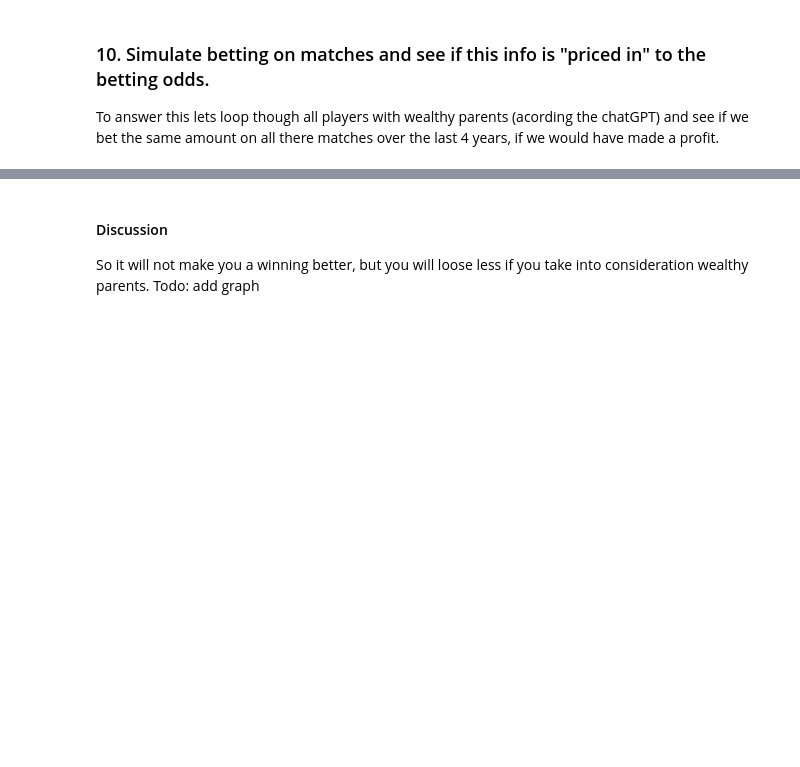
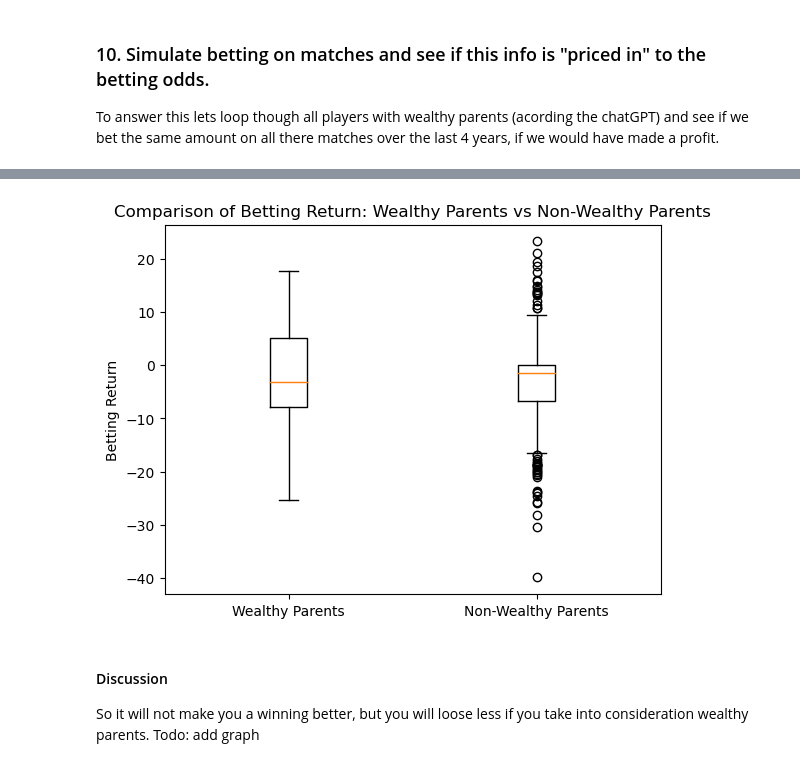
Before and after one commit to mmmcustard/analytics158739, a Jupyter notebook: 158739Assignment4.ipynb, the cells around one changed output, grey strips where cells are left out. Saved outputs shown, nothing was run; the diff lists cells and outputs as text; code cells hidden in the pictures; blank space fills up the shorter version.

```diff
--- a/158739Assignment4.ipynb
+++ b/158739Assignment4.ipynb
@@ -690,3 +717,14 @@ Players who do not have wealth parents have an average betting return of -3.0892
+# %%
+# Visualization to show if players from wealthy families win more than players from non wealthy families
+
+# Create a box plot for betting return
+plt.boxplot([wealthy_parents_players_df["bet_return"], not_wealth_parents_players_df["bet_return"]],
+            labels=['Wealthy Parents', 'Non-Wealthy Parents'])
+plt.ylabel('Betting Return')
+plt.title('Comparison of Betting Return: Wealthy Parents vs Non-Wealthy Parents')
+plt.show()
+# %% [output]
+[figure, added]
 # %% [markdown]
 #### Discussion
 So it will not make you a winning better, but you will loose less if you take into consideration wealthy parents.
```
Also changed, not shown: parts of 26 cells of this notebook.
